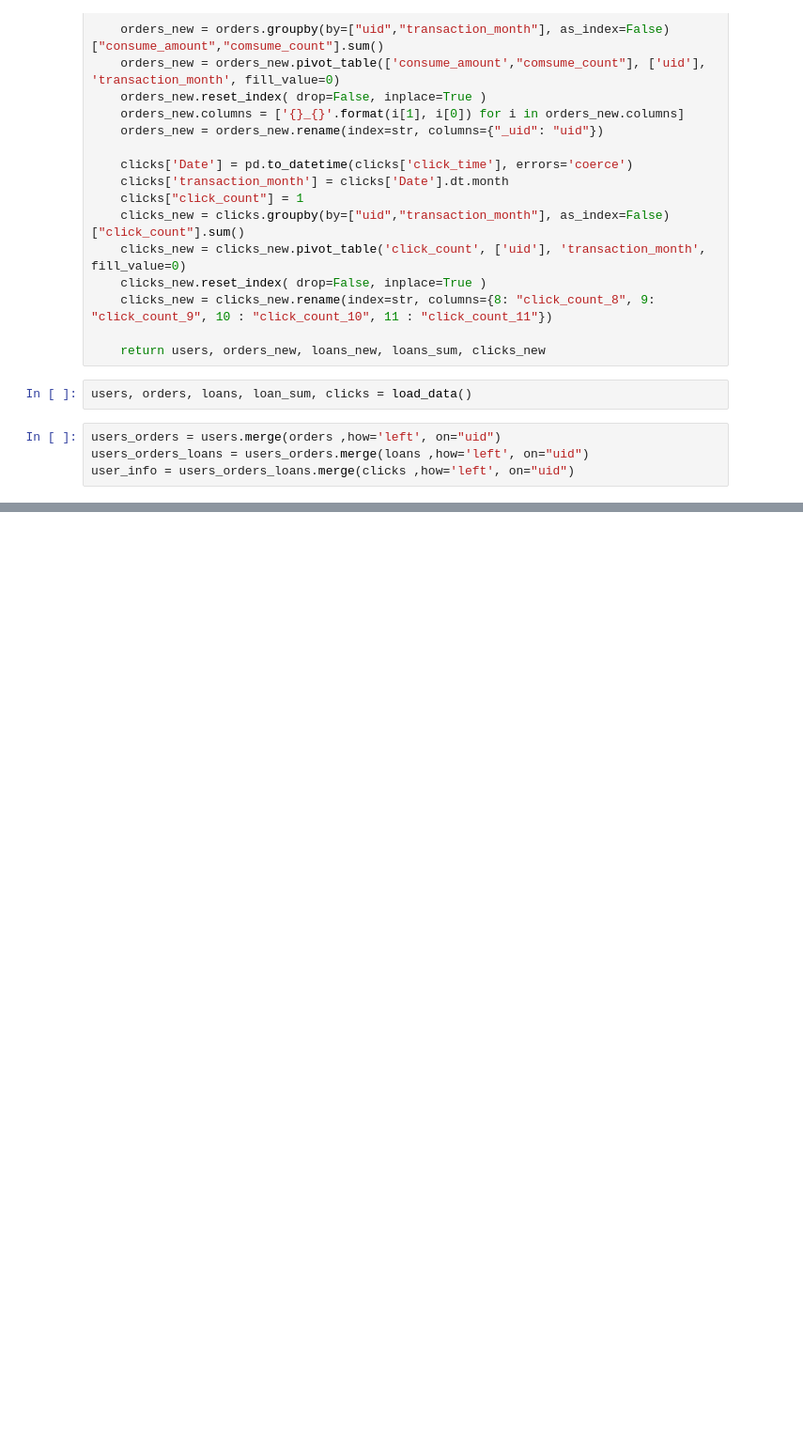
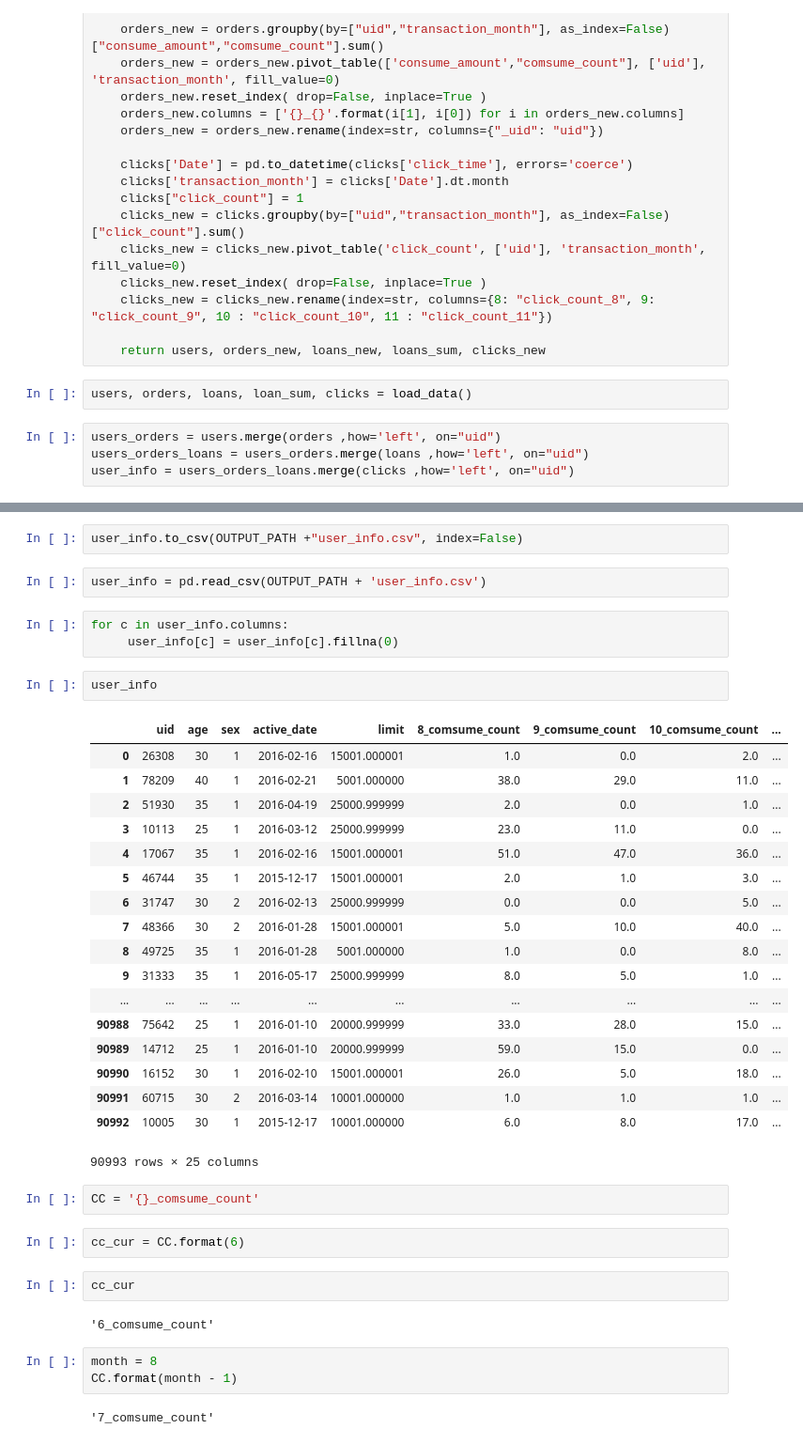
Before and after one commit to YulinGUO/LoanForecasting, a Jupyter notebook: pys/load.ipynb, the cells around one changed output, grey strips where cells are left out. Shown at 94% size. Cells and saved outputs as stored; diff of their text form; blank space fills up the shorter version.

```diff
--- a/pys/load.ipynb
+++ b/pys/load.ipynb
@@ -95,0 +96,41 @@ list(user_info)
+# %%
+user_info.to_csv(OUTPUT_PATH +"user_info.csv", index=False)
+# %%
+user_info = pd.read_csv(OUTPUT_PATH + 'user_info.csv')
+# %%
+for c in user_info.columns:
+     user_info[c] = user_info[c].fillna(0)
+# %%
+user_info
+# %% [output]
+|  | uid | age | sex | active_date | limit | 8_comsume_count | 9_comsume_count | 10_comsume_count | ... |
+| 0 | 26308 | 30 | 1 | 2016-02-16 | 15001.000001 | 1.0 | 0.0 | 2.0 | ... |
+| 1 | 78209 | 40 | 1 | 2016-02-21 | 5001.000000 | 38.0 | 29.0 | 11.0 | ... |
+| 2 | 51930 | 35 | 1 | 2016-04-19 | 25000.999999 | 2.0 | 0.0 | 1.0 | ... |
+| 3 | 10113 | 25 | 1 | 2016-03-12 | 25000.999999 | 23.0 | 11.0 | 0.0 | ... |
+| 4 | 17067 | 35 | 1 | 2016-02-16 | 15001.000001 | 51.0 | 47.0 | 36.0 | ... |
+| 5 | 46744 | 35 | 1 | 2015-12-17 | 15001.000001 | 2.0 | 1.0 | 3.0 | ... |
+| 6 | 31747 | 30 | 2 | 2016-02-13 | 25000.999999 | 0.0 | 0.0 | 5.0 | ... |
+| 7 | 48366 | 30 | 2 | 2016-01-28 | 15001.000001 | 5.0 | 10.0 | 40.0 | ... |
+| 8 | 49725 | 35 | 1 | 2016-01-28 | 5001.000000 | 1.0 | 0.0 | 8.0 | ... |
+| 9 | 31333 | 35 | 1 | 2016-05-17 | 25000.999999 | 8.0 | 5.0 | 1.0 | ... |
+| ... | ... | ... | ... | ... | ... | ... | ... | ... | ... |
+| 90988 | 75642 | 25 | 1 | 2016-01-10 | 20000.999999 | 33.0 | 28.0 | 15.0 | ... |
+| 90989 | 14712 | 25 | 1 | 2016-01-10 | 20000.999999 | 59.0 | 15.0 | 0.0 | ... |
+| 90990 | 16152 | 30 | 1 | 2016-02-10 | 15001.000001 | 26.0 | 5.0 | 18.0 | ... |
+| 90991 | 60715 | 30 | 2 | 2016-03-14 | 10001.000000 | 1.0 | 1.0 | 1.0 | ... |
+| 90992 | 10005 | 30 | 1 | 2015-12-17 | 10001.000000 | 6.0 | 8.0 | 17.0 | ... |
+90993 rows × 25 columns
+# %%
+CC = '{}_comsume_count'
+# %%
+cc_cur = CC.format(6)
+# %%
+cc_cur
+# %% [output]
+'6_comsume_count'
+# %%
+month = 8
+CC.format(month - 1)
+# %% [output]
+'7_comsume_count'
```
Also changed, not shown: parts of 35 cells of this notebook, 2 other files.
